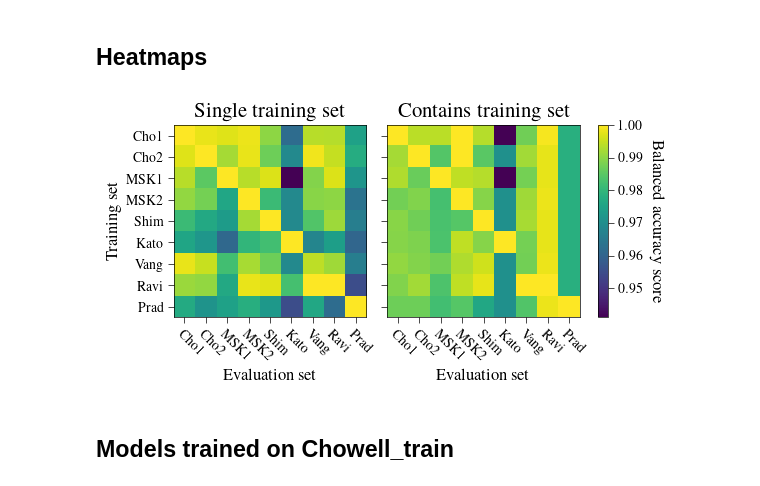
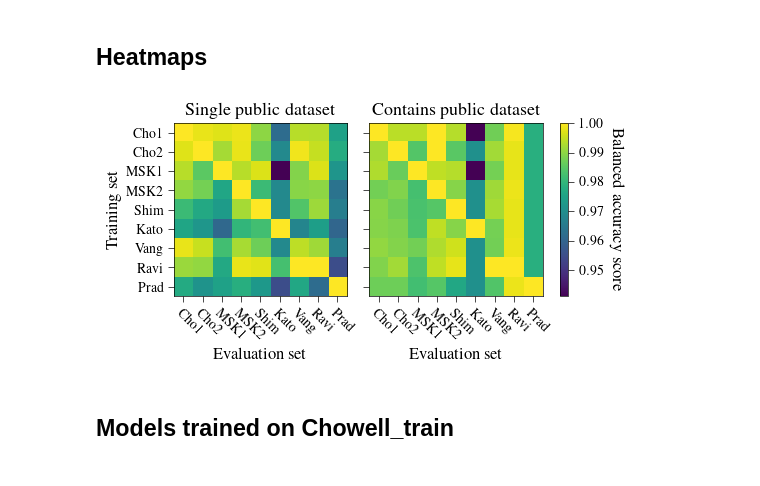
Before and after one commit to joserapa98/tns4loris, a Jupyter notebook: privacy/attacks.ipynb, the cells around one changed output. Drawn from its saved outputs; the diff is of its cells as text; code cells hidden in the pictures.

Commit message:
Fix figures attacks

```diff
--- a/privacy/attacks.ipynb
+++ b/privacy/attacks.ipynb
@@ -89,7 +89,7 @@ fig, ax = plt.subplots(1, 2, figsize=(6.5, 2.75))
 
 
 # lr, lr-priv, tt
-for i, model_name in enumerate(['lr', 'lr_priv', 'tt']):
+for i, model_name in enumerate(['lr', 'tt']):
     data_dir = os.path.join(cwd, 'results', 'datasets', model_name,
                             scaler_type, model_type, 'params_multilabel.pt')
     data = torch.load(data_dir, weights_only=True)
@@ -243,7 +243,7 @@ plt.rc('text', usetex=True)
 
 # Font sizes
 plt.rcParams['font.size'] = 12
-plt.rcParams['axes.titlesize'] = 15   # Title font size
+plt.rcParams['axes.titlesize'] = 13   # Title font size
 plt.rcParams['axes.labelsize'] = 12   # Axis label font size
 plt.rcParams['xtick.labelsize'] = 10  # X-axis tick label font size
 plt.rcParams['ytick.labelsize'] = 10  # Y-axis tick label font size
@@ -318,7 +318,7 @@ vmax = max(matrix1.max().item(), matrix2.max().item())
 
 # fig, ax = plt.subplots(1, 2, figsize=(8, 3.25))
 fig, ax = plt.subplots(
-    1, 2, figsize=(6, 2.5),
+    1, 2, figsize=(5.5, 2.25),
     gridspec_kw={'wspace': 0.01}  # small gap between heatmaps
 )
 
@@ -330,36 +330,36 @@ y_labels = [datasets_dict[datasets[i]]
 # Plot the matrix1
 im1 = ax[0].imshow(matrix1, cmap='viridis')
 
 ax[0].set_xticks(range(n_datasets))
 ax[0].set_yticks(range(n_datasets))
 ax[0].set_xticklabels(x_labels, rotation=-45,
                       ha='left', rotation_mode='anchor')
 ax[0].set_yticklabels(y_labels)
 ax[0].set_xlabel('Evaluation set')
 ax[0].set_ylabel('Training set')
-ax[0].set_title('Single training set')
+ax[0].set_title('Single public dataset')
 
 # Plot the matrix2
 im2 = ax[1].imshow(matrix2, cmap='viridis')
 
 ax[1].set_xticks(range(n_datasets))
 ax[1].set_yticks(range(n_datasets))
 ax[1].set_xticklabels(x_labels, rotation=-45,
                       ha='left', rotation_mode='anchor')
 ax[1].set_yticklabels([''] * n_datasets)
 ax[1].set_xlabel('Evaluation set')
-ax[1].set_title('Contains training set')
+ax[1].set_title('Contains public dataset')
 
 # Add colorbar
 cbar = fig.colorbar(im2, ax=ax, fraction=0.046, pad=0.04)
 cbar.set_label('Balanced accuracy score', rotation=270, labelpad=15)
 
 # Show plot
 plt.savefig(os.path.join(figures_dir, 'accuracies_heatmap.pdf'),
             bbox_inches='tight')
 plt.show()
 # %% [output]
-[figure, old version]
+[figure, new version]
 # %% [markdown]
 ## Models trained on Chowell_train
 # %%
```
Also changed, not shown: parts of 1 cell of this notebook, 2 other files.
